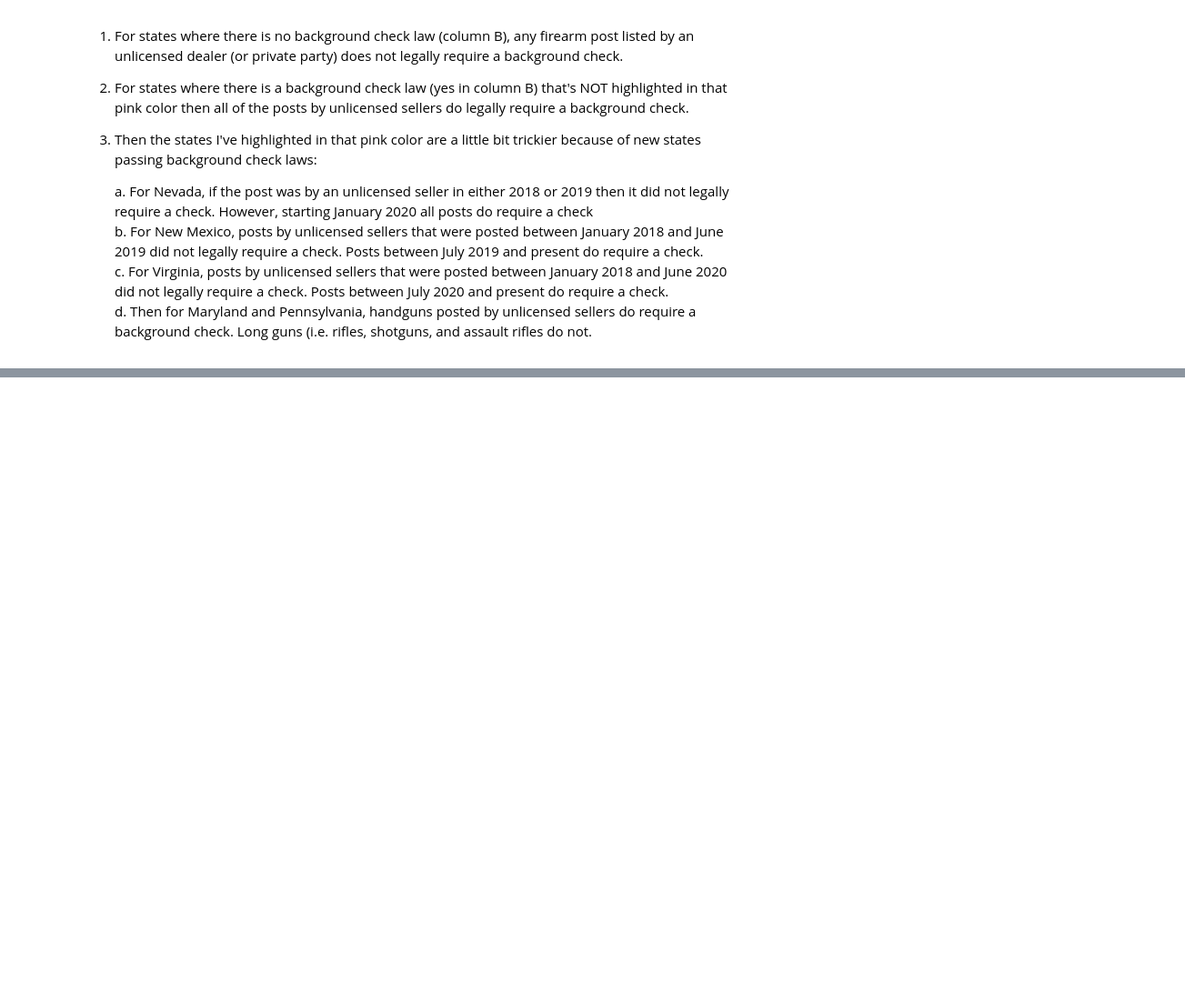
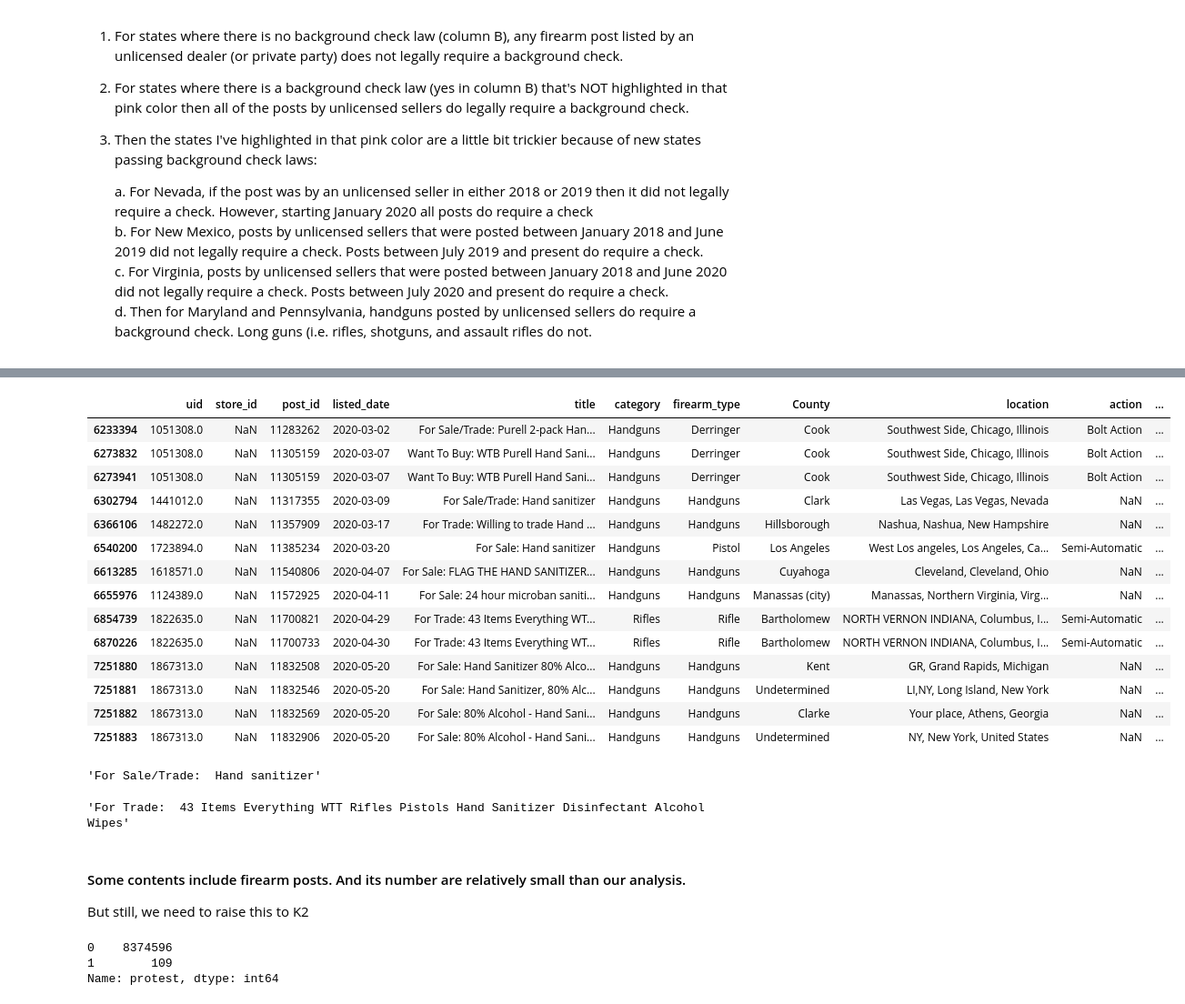
Before and after one commit to jasonjklim/Armlist, a Jupyter notebook: Armslist.ipynb, the cells around one changed output, grey strips where cells are left out. Shown: that part at 91% size. Cells and saved outputs as stored; diff of their text form; code cells hidden in the pictures; blank space fills up the shorter version.

```diff
--- a/Armslist.ipynb
+++ b/Armslist.ipynb
@@ -2068,0 +1259,3 @@ plt.show()
+# %%
+final_df['Covid'] = \
+    np.where(final_df['post_content'].str.contains('COVID', case=False, na=False), 1, 0)
@@ -2068,0 +1268,3 @@ plt.show()
+# %%
+final_df['pandemic'] = \
+    np.where(final_df['post_content'].str.contains('pandemic', case=False, na=False), 1, 0)
@@ -2068,0 +1292,6 @@ plt.show()
+# %%
+final_df['mask'] = \
+    np.where(final_df['title'].str.contains('mask', case=False, na=False), 1, 0)
+# %%
+final_df['sanitizer'] = \
+    np.where(final_df['title'].str.contains('sanitizer', case=False, na=False), 1, 0)
@@ -2068,0 +1353,35 @@ plt.show()
+# %%
+final_df[(final_df['ET_Firearm_Type']!='Not_Firearm')&
+                    (final_df['listed_date']>='2020-01-01')&
+                     (final_df['sanitizer']==1)]
+# %% [output]
+|  | uid | store_id | post_id | listed_date | title | category | firearm_type | County | location | action | ... |
+| 6233394 | 1051308.0 | NaN | 11283262 | 2020-03-02 | For Sale/Trade: Purell 2-pack Han... | Handguns | Derringer | Cook | Southwest Side, Chicago, Illinois | Bolt Action | ... |
+| 6273832 | 1051308.0 | NaN | 11305159 | 2020-03-07 | Want To Buy: WTB Purell Hand Sani... | Handguns | Derringer | Cook | Southwest Side, Chicago, Illinois | Bolt Action | ... |
+| 6273941 | 1051308.0 | NaN | 11305159 | 2020-03-07 | Want To Buy: WTB Purell Hand Sani... | Handguns | Derringer | Cook | Southwest Side, Chicago, Illinois | Bolt Action | ... |
+| 6302794 | 1441012.0 | NaN | 11317355 | 2020-03-09 | For Sale/Trade: Hand sanitizer | Handguns | Handguns | Clark | Las Vegas, Las Vegas, Nevada | NaN | ... |
+| 6366106 | 1482272.0 | NaN | 11357909 | 2020-03-17 | For Trade: Willing to trade Hand ... | Handguns | Handguns | Hillsborough | Nashua, Nashua, New Hampshire | NaN | ... |
+| 6540200 | 1723894.0 | NaN | 11385234 | 2020-03-20 | For Sale: Hand sanitizer | Handguns | Pistol | Los Angeles | West Los angeles, Los Angeles, Ca... | Semi-Automatic | ... |
+| 6613285 | 1618571.0 | NaN | 11540806 | 2020-04-07 | For Sale: FLAG THE HAND SANITIZER... | Handguns | Handguns | Cuyahoga | Cleveland, Cleveland, Ohio | NaN | ... |
+| 6655976 | 1124389.0 | NaN | 11572925 | 2020-04-11 | For Sale: 24 hour microban saniti... | Handguns | Handguns | Manassas (city) | Manassas, Northern Virginia, Virg... | NaN | ... |
+| 6854739 | 1822635.0 | NaN | 11700821 | 2020-04-29 | For Trade: 43 Items Everything WT... | Rifles | Rifle | Bartholomew | NORTH VERNON INDIANA, Columbus, I... | Semi-Automatic | ... |
+| 6870226 | 1822635.0 | NaN | 11700733 | 2020-04-30 | For Trade: 43 Items Everything WT... | Rifles | Rifle | Bartholomew | NORTH VERNON INDIANA, Columbus, I... | Semi-Automatic | ... |
+| 7251880 | 1867313.0 | NaN | 11832508 | 2020-05-20 | For Sale: Hand Sanitizer 80% Alco... | Handguns | Handguns | Kent | GR, Grand Rapids, Michigan | NaN | ... |
+| 7251881 | 1867313.0 | NaN | 11832546 | 2020-05-20 | For Sale: Hand Sanitizer, 80% Alc... | Handguns | Handguns | Undetermined | LI,NY, Long Island, New York | NaN | ... |
+| 7251882 | 1867313.0 | NaN | 11832569 | 2020-05-20 | For Sale: 80% Alcohol - Hand Sani... | Handguns | Handguns | Clarke | Your place, Athens, Georgia | NaN | ... |
+| 7251883 | 1867313.0 | NaN | 11832906 | 2020-05-20 | For Sale: 80% Alcohol - Hand Sani... | Handguns | Handguns | Undetermined | NY, New York, United States | NaN | ... |
+# %%
+final_df[(final_df['ET_Firearm_Type']!='Not_Firearm')&
+                    (final_df['listed_date']>='2020-01-01')&
+                     (final_df['sanitizer']==1)]['title'].iloc[3]
+# %% [output]
+'For Sale/Trade:  Hand sanitizer'
+# %%
+final_df[(final_df['ET_Firearm_Type']!='Not_Firearm')&
+                    (final_df['listed_date']>='2020-01-01')&
+                     (final_df['sanitizer']==1)]['title'].iloc[9]
+# %% [output]
+'For Trade:  43 Items Everything WTT Rifles Pistols Hand Sanitizer Disinfectant Alcohol Wipes'
+# %% [markdown]
+#### Some contents include firearm posts. And its number are relatively small than our analysis.
+But still, we need to raise this to K2
@@ -2068,0 +1393,6 @@ plt.show()
+# %%
+final_df['protest'].value_counts()
+# %% [output]
+0    8374596
+1        109
+Name: protest, dtype: int64
```
Also changed, not shown: parts of 377 cells of this notebook, 4 other files.
